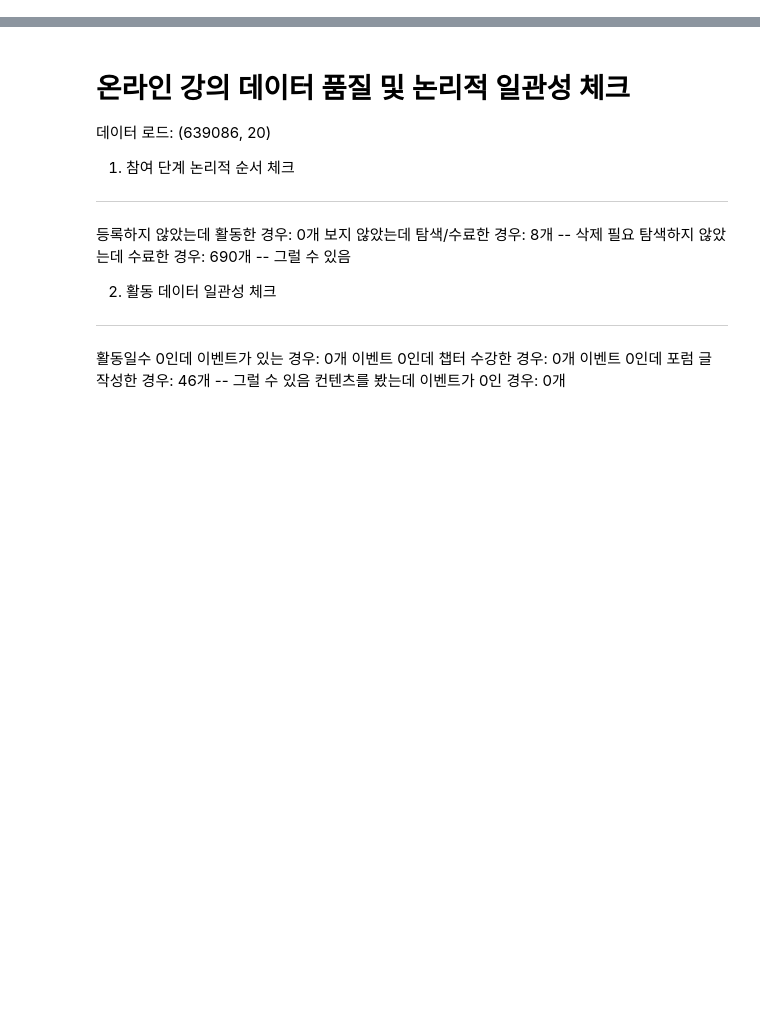
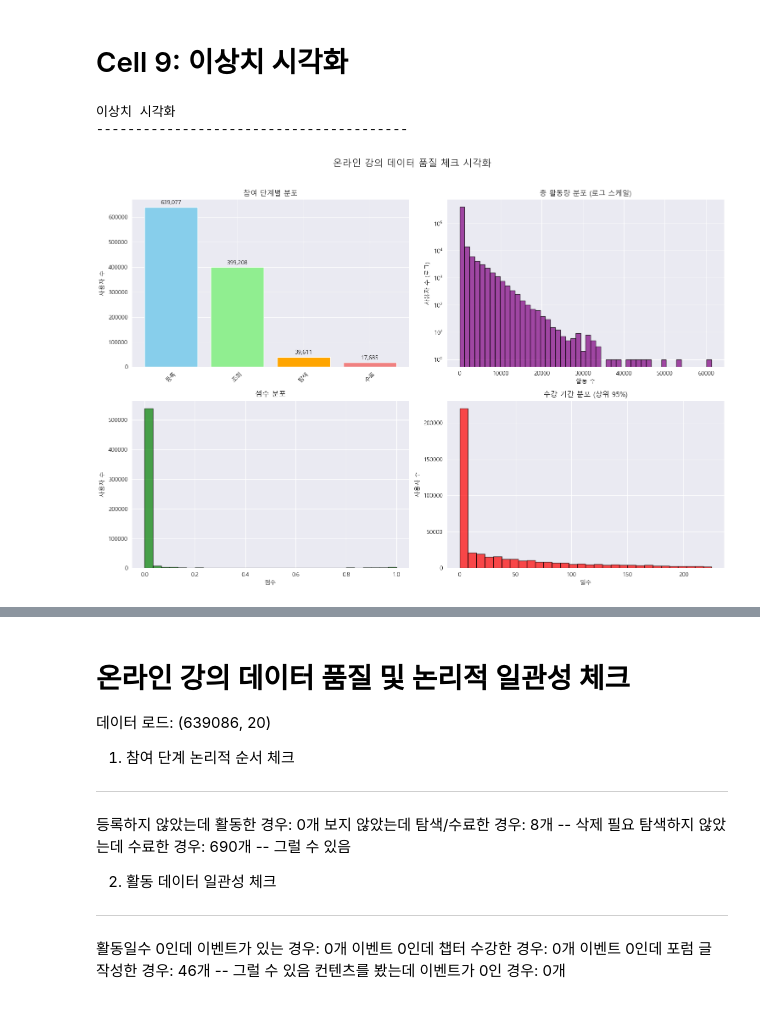
Before and after one commit to sasangkyoo/Omakase, a Jupyter notebook: Check process.ipynb, the cells around one changed output, grey strips where cells are left out. Drawn from its saved outputs; the diff is of its cells as text; code cells hidden in the pictures; blank space fills up the shorter version.

```diff
--- a/Check process.ipynb
+++ b/Check process.ipynb
@@ -337,0 +349,65 @@ if __name__ == "__main__":
+# %% [markdown]
+# Cell 9: 이상치 시각화
+# %%
+print("\n이상치 시각화")
+print("-" * 40)
+
+# 시각화 설정
+fig, axes = plt.subplots(2, 2, figsize=(15, 10))
+fig.suptitle('온라인 강의 데이터 품질 체크 시각화', fontsize=16, y=1.02)
+
+# 1. 참여 단계별 분포
+participation_cols = ['registered', 'viewed', 'explored', 'certified']
+participation_counts = [df[col].sum() for col in participation_cols]
+participation_labels = ['등록', '조회', '탐색', '수료']
+
+bars1 = axes[0,0].bar(participation_labels, participation_counts,
+                      color=['skyblue', 'lightgreen', 'orange', 'lightcoral'])
+axes[0,0].set_title('참여 단계별 분포')
+axes[0,0].set_ylabel('사용자 수')
+axes[0,0].tick_params(axis='x', rotation=45)
+
+# 막대 위에 숫자 표시
+for bar, count in zip(bars1, participation_counts):
+    axes[0,0].text(bar.get_x() + bar.get_width()/2, bar.get_height() + max(participation_counts)*0.01,
+                   f'{count:,}', ha='center', va='bottom')
+
+# 2. 총 활동량 분포 (로그 스케일)
+axes[0,1].hist(df['nevents'], bins=50, alpha=0.7, color='purple', edgecolor='black')
+axes[0,1].set_yscale('log')
+axes[0,1].set_title('총 활동량 분포 (로그 스케일)')
+axes[0,1].set_xlabel('활동 수')
+axes[0,1].set_ylabel('사용자 수 (로그)')
+
+# 3. 점수 분포
+valid_grades = df['grade'].dropna()
+if len(valid_grades) > 0:
+    axes[1,0].hist(valid_grades, bins=30, alpha=0.7, color='green', edgecolor='black')
+    axes[1,0].set_title('점수 분포')
+    axes[1,0].set_xlabel('점수')
+    axes[1,0].set_ylabel('사용자 수')
+else:
+    axes[1,0].text(0.5, 0.5, '점수 데이터 없음', ha='center', va='center', transform=axes[1,0].transAxes)
+    axes[1,0].set_title('점수 분포')
+
+# 4. 수강 기간 분포 (상위 95%만 표시)
+if 'course_duration' in df_time.columns:
+    duration_data = df_time['course_duration'].dropna()
+    if len(duration_data) > 0:
+        duration_95 = duration_data.quantile(0.95)
+        duration_filtered = duration_data[duration_data <= duration_95]
+
+        axes[1,1].hist(duration_filtered, bins=30, alpha=0.7, color='red', edgecolor='black')
+        axes[1,1].set_title('수강 기간 분포 (상위 95%)')
+        axes[1,1].set_xlabel('일수')
+        axes[1,1].set_ylabel('사용자 수')
+    else:
+        axes[1,1].text(0.5, 0.5, '유효한 기간 데이터 없음', ha='center', va='center', transform=axes[1,1].transAxes)
+        axes[1,1].set_title('수강 기간 분포')
+
+plt.tight_layout()
+plt.show()
+# %% [output]
+이상치 시각화
+----------------------------------------
+[figure, added]
```
Also changed, not shown: parts of 23 cells of this notebook.
